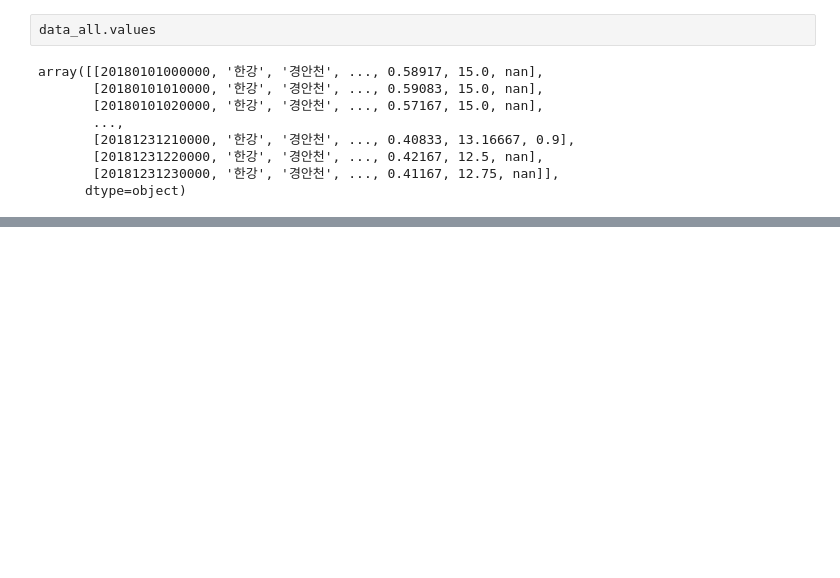
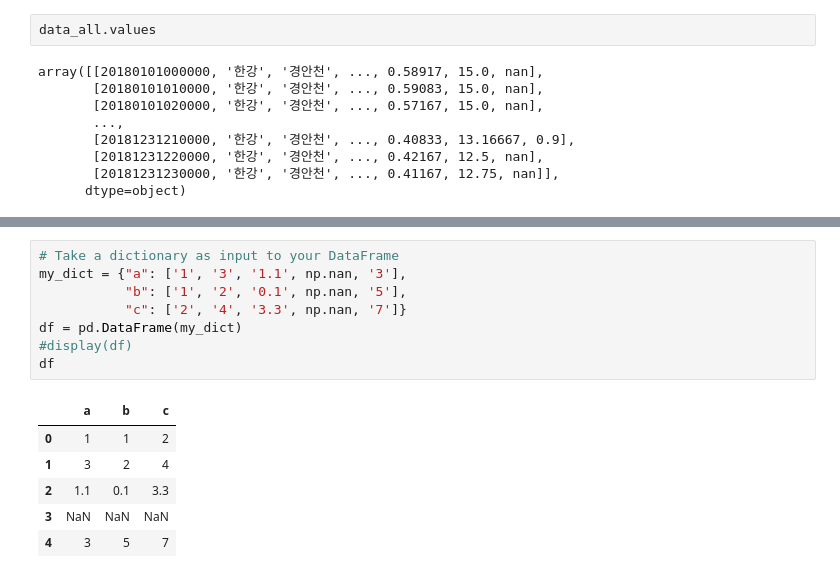
Before and after one commit to shevious/webstudy, a Jupyter notebook: deep/water/pdtest.ipynb, the cells around one changed output, grey strips where cells are left out. Saved outputs shown, nothing was run; the diff lists cells and outputs as text; blank space fills up the shorter version.

```diff
--- a/deep/water/pdtest.ipynb
+++ b/deep/water/pdtest.ipynb
@@ -60,0 +510,15 @@ KeyError: 0
+# %%
+# Take a dictionary as input to your DataFrame
+my_dict = {"a": ['1', '3', '1.1', np.nan, '3'],
+           "b": ['1', '2', '0.1', np.nan, '5'],
+           "c": ['2', '4', '3.3', np.nan, '7']}
+df = pd.DataFrame(my_dict)
+#display(df)
+df
+# %% [output]
+|  | a | b | c |
+| 0 | 1 | 1 | 2 |
+| 1 | 3 | 2 | 4 |
+| 2 | 1.1 | 0.1 | 3.3 |
+| 3 | NaN | NaN | NaN |
+| 4 | 3 | 5 | 7 |
```
Also changed, not shown: parts of 49 cells of this notebook.
